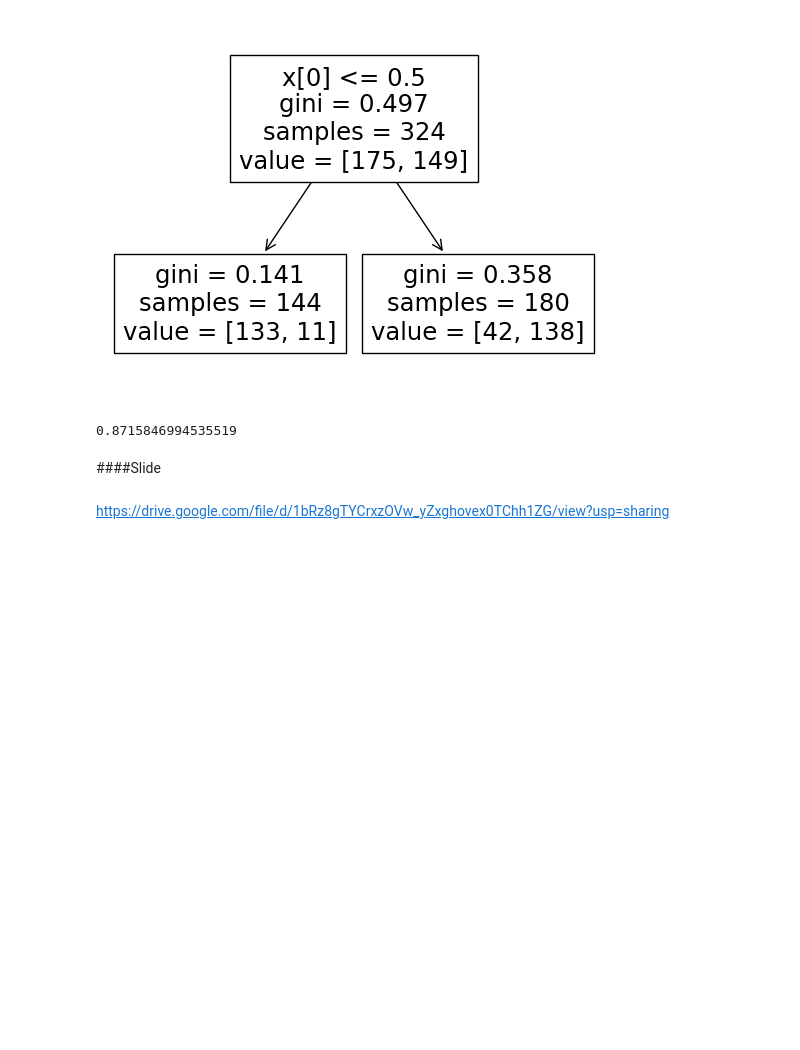
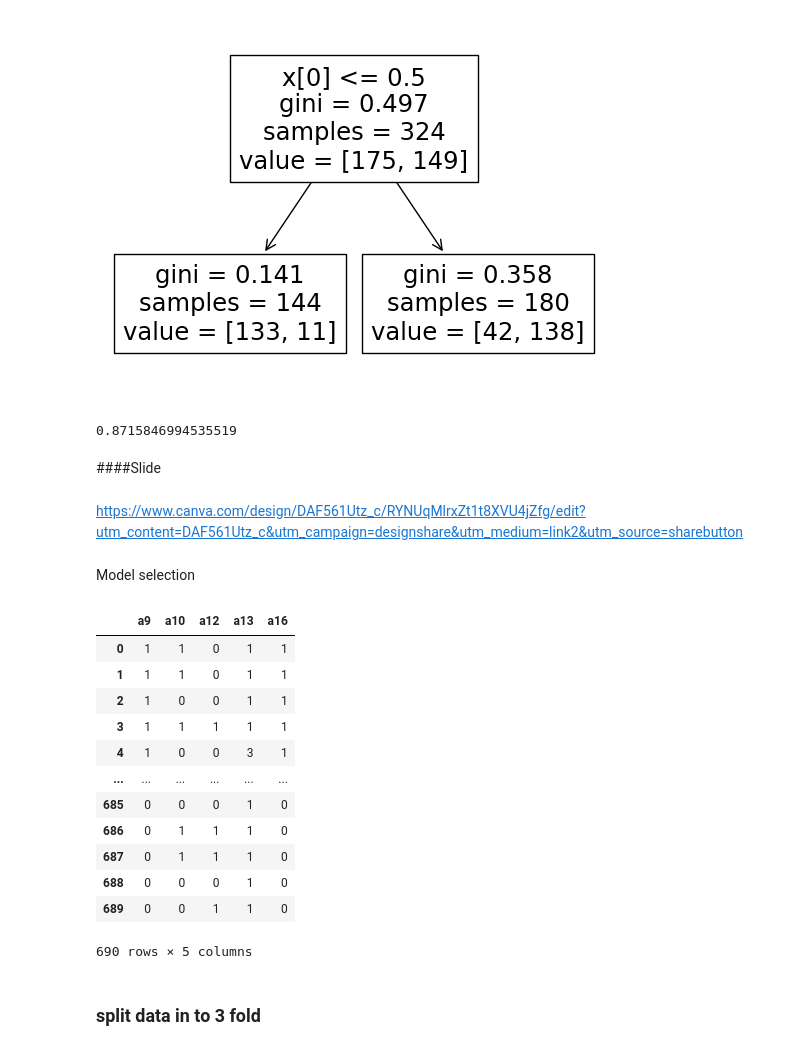
Before and after one commit to 643021273-8/BSC_DPDM23, a Jupyter notebook: Classification.ipynb, the cells around one changed output. Drawn from its saved outputs; the diff is of its cells as text; code cells hidden in the pictures; blank space fills up the shorter version.

```diff
--- a/Classification.ipynb
+++ b/Classification.ipynb
@@ -58,7 +58,7 @@ Class Distribution
 col_name = ['a1','a2','a3','a4','a5','a6','a7','a8',
             'a9','a10','a11','a12','a13','a14','a15','a16']
 # %%
-credit = pd.read_csv('/content/drive/MyDrive/BSC_DPDM23/crx.data', header = None, names=col_name) # (1) Set header = None because there is no column names in the data file
+credit = pd.read_csv('/content/drive/MyDrive/janton 2/crx.data', header = None, names=col_name) # (1) Set header = None because there is no column names in the data file
 
 print(credit.shape)
 credit.head()
@@ -398,5 +396,23 @@ accuracy_score(y_test, y_predict3_4)
 0.8715846994535519
 # %% [markdown]
 ####Slide
-# %% [markdown]
-https://drive.google.com/file/d/1bRz8gTYCrxzOVw_yZxghovex0TChh1ZG/view?usp=sharing
+# %% [markdown]
+https://www.canva.com/design/DAF561Utz_c/RYNUqMlrxZt1t8XVU4jZfg/edit?utm_content=DAF561Utz_c&utm_campaign=designshare&utm_medium=link2&utm_source=sharebutton
+# %% [markdown]
+Model selection
+# %%
+credit
+# %% [output]
+|  | a9 | a10 | a12 | a13 | a16 |
+| 0 | 1 | 1 | 0 | 1 | 1 |
+| 1 | 1 | 1 | 0 | 1 | 1 |
+| 2 | 1 | 0 | 0 | 1 | 1 |
+| 3 | 1 | 1 | 1 | 1 | 1 |
+| 4 | 1 | 0 | 0 | 3 | 1 |
+| ... | ... | ... | ... | ... | ... |
+| 685 | 0 | 0 | 0 | 1 | 0 |
+| 686 | 0 | 1 | 1 | 1 | 0 |
+| 687 | 0 | 1 | 1 | 1 | 0 |
+| 688 | 0 | 0 | 0 | 1 | 0 |
+| 689 | 0 | 0 | 1 | 1 | 0 |
+690 rows × 5 columns
@@ -402,0 +426,2 @@ https://drive.google.com/file/d/1bRz8gTYCrxzOVw_yZxghovex0TChh1ZG/view?usp=shari
+# %% [markdown]
+### split data in to 3 fold
```
Also changed, not shown: parts of 13 cells of this notebook.
